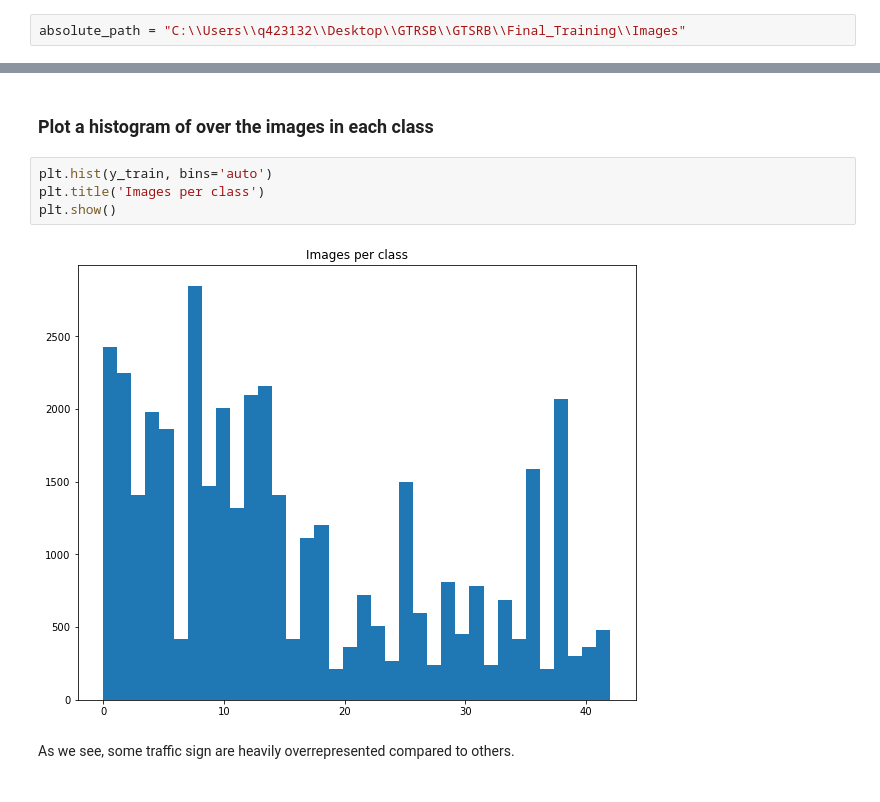
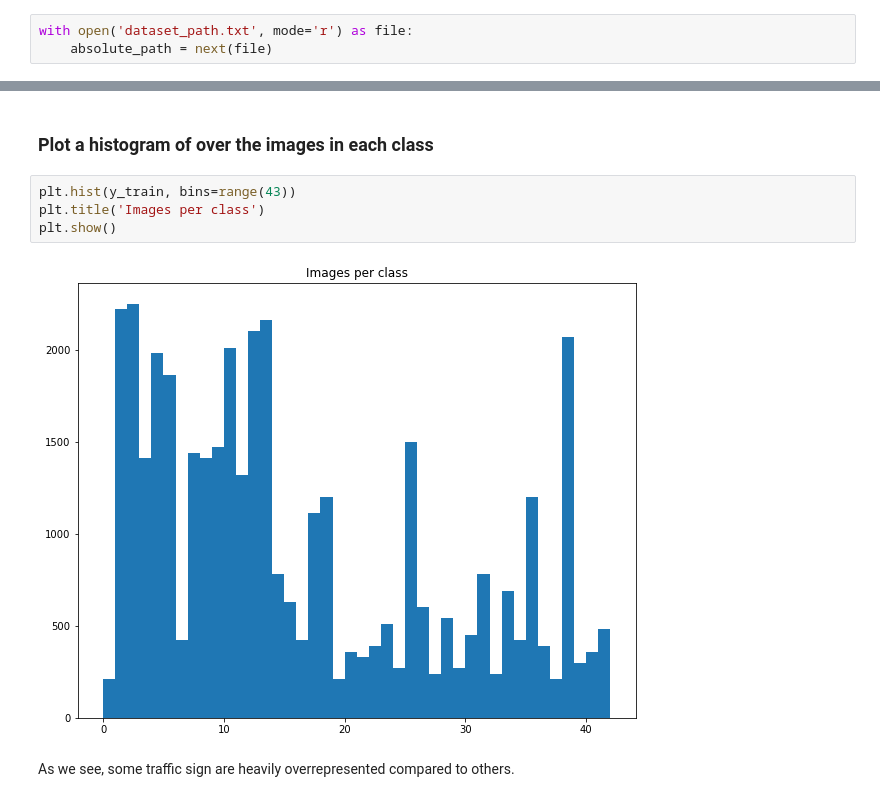
Before and after one commit to tum-phoenix/drive_ml, a Jupyter notebook: GTSRB_python/explore.ipynb, the cells around one changed output, grey strips where cells are left out. Cells and saved outputs as stored; diff of their text form.

```diff
--- a/GTSRB_python/explore.ipynb
+++ b/GTSRB_python/explore.ipynb
@@ -20,8 +20,9 @@ plt.rcParams['image.cmap'] = 'gray'
 # see http://stackoverflow.com/questions/1907993/autoreload-of-modules-in-ipython
 %load_ext autoreload
 %autoreload 2
-# %%
-absolute_path = "C:\\Users\\q423132\\Desktop\\GTRSB\\GTSRB\\Final_Training\\Images"
+# %%
+with open('dataset_path.txt', mode='r') as file:
+    absolute_path = next(file)
 # %%
 X_train, y_train = readTrafficSigns(absolute_path)
 X_train, y_train = np.array(X_train), np.array(y_train).astype(int)
@@ -49,10 +84,10 @@ plt.show()
 # %% [markdown]
 ### Plot a histogram of over the images in each class
 # %%
-plt.hist(y_train, bins='auto')
+plt.hist(y_train, bins=range(43))
 plt.title('Images per class')
 plt.show()
 # %% [output]
-[figure, old version]
+[figure, new version]
 # %% [markdown]
 As we see, some traffic sign are heavily overrepresented compared to others.
```
Also changed, not shown: parts of 7 cells of this notebook, 4 other files.
